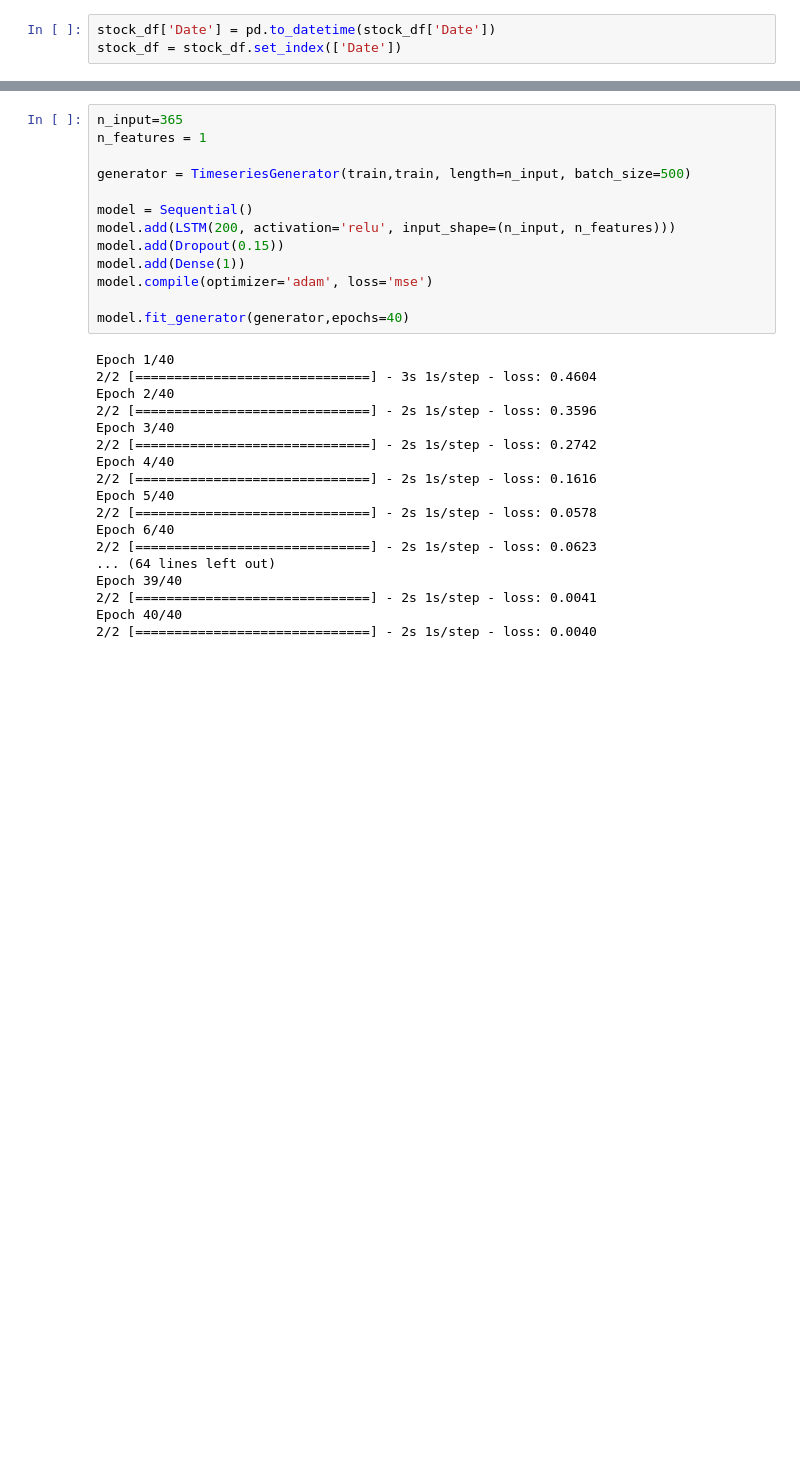
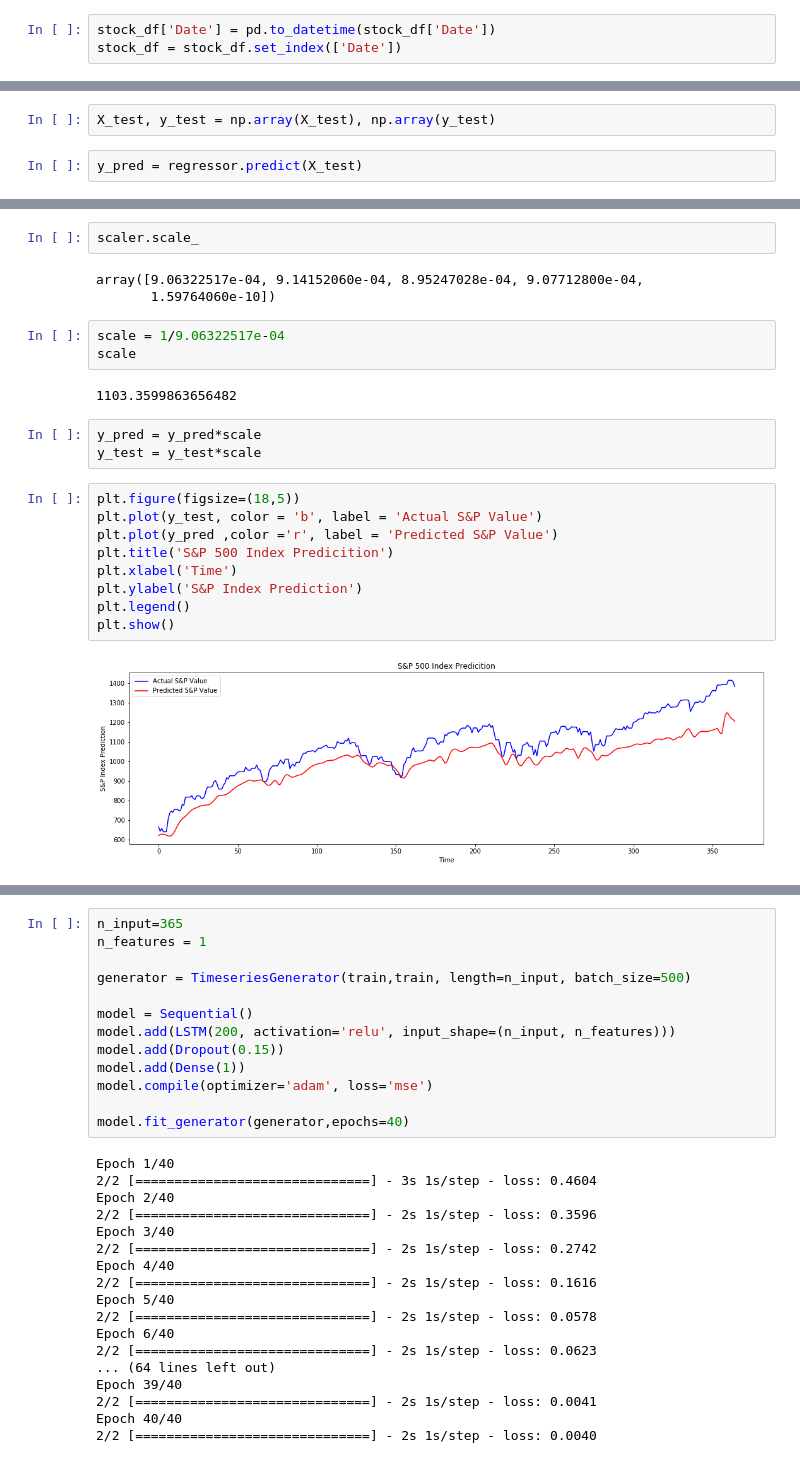
Before and after one commit to AndrewGhan/Final_Project_Mod_5, a Jupyter notebook: Financial Data.ipynb, the cells around one changed output, grey strips where cells are left out. Saved outputs shown, nothing was run; the diff lists cells and outputs as text; blank space fills up the shorter version.

```diff
--- a/Financial Data.ipynb
+++ b/Financial Data.ipynb
@@ -82,0 +238,4 @@ testing.shape
+# %%
+X_test, y_test = np.array(X_test), np.array(y_test)
+# %%
+y_pred = regressor.predict(X_test)
@@ -83,3 +262,27 @@ testing.shape
+# %%
+scaler.scale_
+# %% [output]
+array([9.06322517e-04, 9.14152060e-04, 8.95247028e-04, 9.07712800e-04,
+       1.59764060e-10])
+# %%
+scale = 1/9.06322517e-04
+scale
+# %% [output]
+1103.3599863656482
+# %%
+y_pred = y_pred*scale
+y_test = y_test*scale
+# %%
+plt.figure(figsize=(18,5))
+plt.plot(y_test, color = 'b', label = 'Actual S&P Value')
+plt.plot(y_pred ,color ='r', label = 'Predicted S&P Value')
+plt.title('S&P 500 Index Predicition')
+plt.xlabel('Time')
+plt.ylabel('S&P Index Prediction')
+plt.legend()
+plt.show()
+# %% [output]
+[figure, added]
 # %%
 scaler = MinMaxScaler()
 scaler.fit(training)
```
Also changed, not shown: parts of 39 cells of this notebook.
